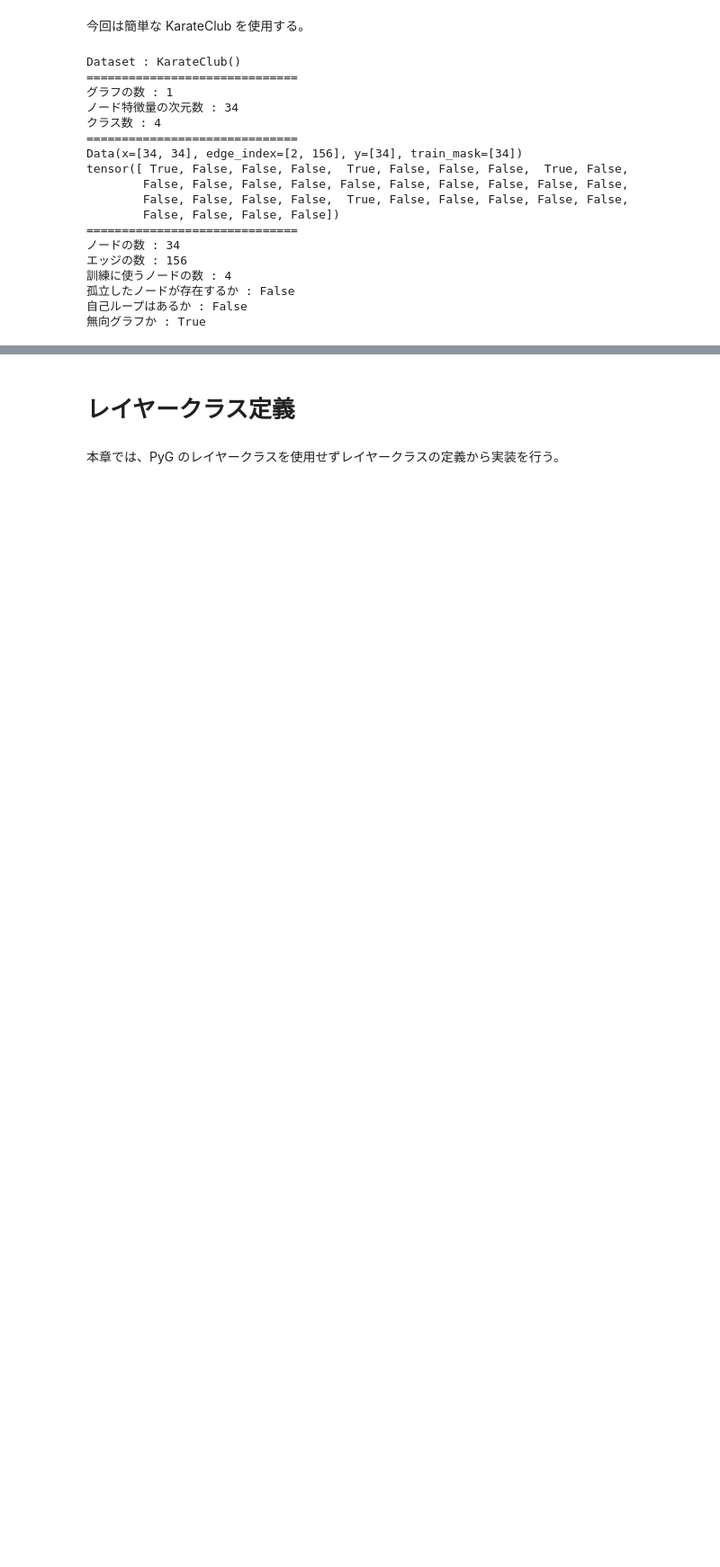
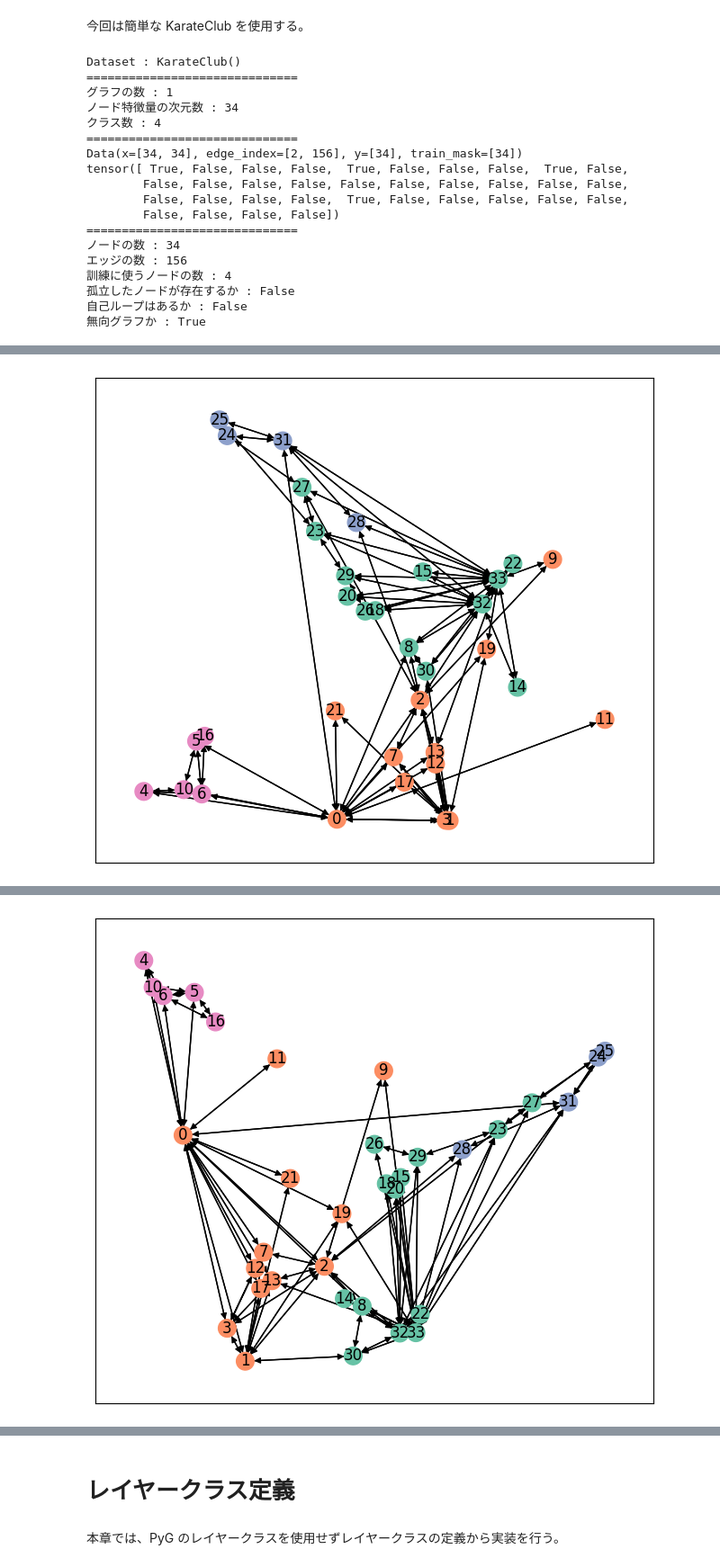
Before and after one commit to kurara-araruk/learning_GNNs, a Jupyter notebook: GCN_scratch.ipynb, the cells around one changed output, grey strips where cells are left out. Shown at 90% size. Drawn from its saved outputs; the diff is of its cells as text; code cells hidden in the pictures; blank space fills up the shorter version.

```diff
--- a/GCN_scratch.ipynb
+++ b/GCN_scratch.ipynb
@@ -313,0 +387,34 @@ nx.draw(nxg, with_labels=True)
+# %%
+criterion = nn.CrossEntropyLoss()
+lr=0.1
+optimizer = optim.SGD(net.parameters(), lr=lr)
+
+def train(epoche, data):
+    unique_classes = list(set(data.y.tolist()))
+    colormap = plt.colormaps.get_cmap('Set2')
+    class_to_color = {cls: colormap(i) for i, cls in enumerate(unique_classes)}
+    node_colors = [class_to_color[int(data.y[i].item())] for i in range(data.num_nodes)]
+
+    optimizer.state_dict()['state'] = {}
+
+    net.train() # 訓練フェーズ
+    data = data.to(device)
+    for i in range(epoche):
+        optimizer.zero_grad()
+        out, emb = net(data)
+        loss = criterion(out[data.train_mask], data.y[data.train_mask])
+        loss.backward()
+        optimizer.step()
+        if (i+1) % 100 == 0:
+            net.eval()
+            print(f'Epoch: {i+1} \n loss: {loss}')
+            emb = net(data)[1].cpu().numpy()
+            tsne = TSNE(n_components=2, random_state=0, init='pca', learning_rate="auto")
+            emb_tsne = tsne.fit_transform(emb)
+            fig, ax = plt.subplots(figsize=(8, 7))
+            nxg = to_networkx(data)
+            nx.draw_networkx(nxg, ax=ax, pos=emb_tsne, with_labels=True, node_color=node_colors, node_size=200)
+            plt.show()
+
+%time train(500, data=data)
+# %% [output]
@@ -313,0 +423 @@ nx.draw(nxg, with_labels=True)
+[figure, added]
@@ -313,0 +426 @@ nx.draw(nxg, with_labels=True)
+[figure, added]
```
Also changed, not shown: parts of 30 cells of this notebook.
